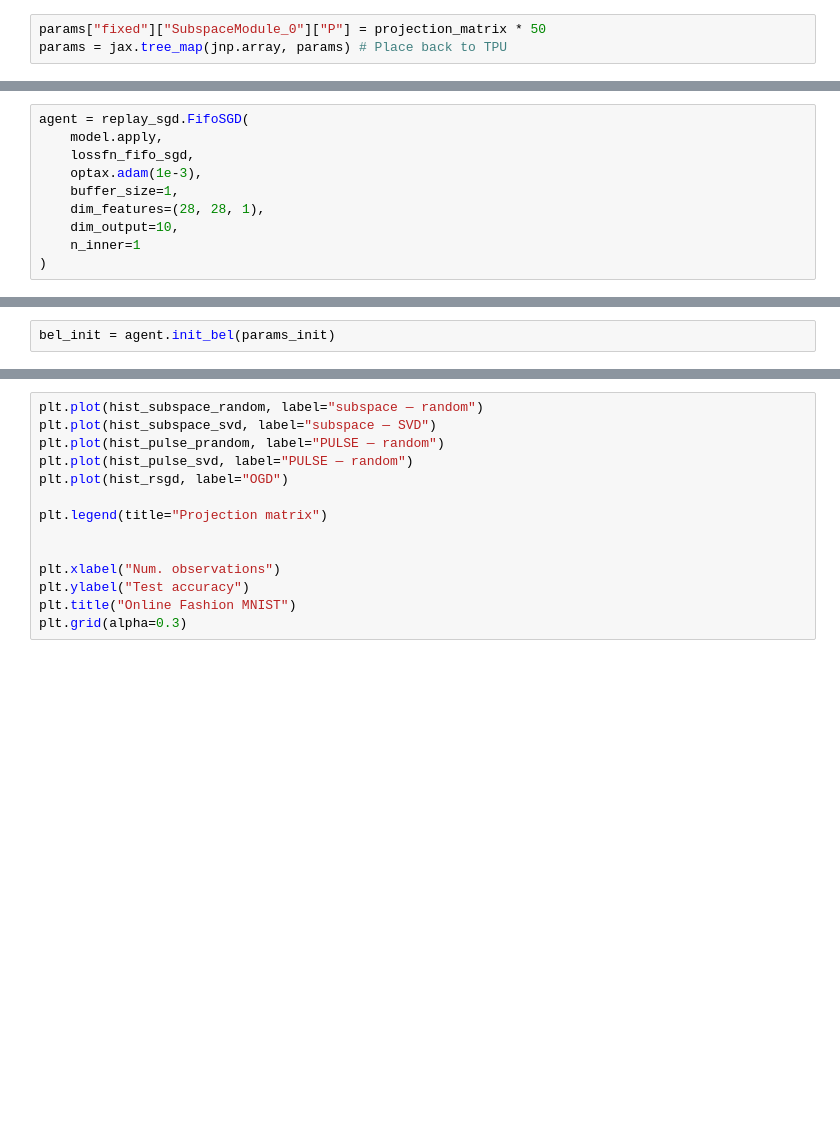
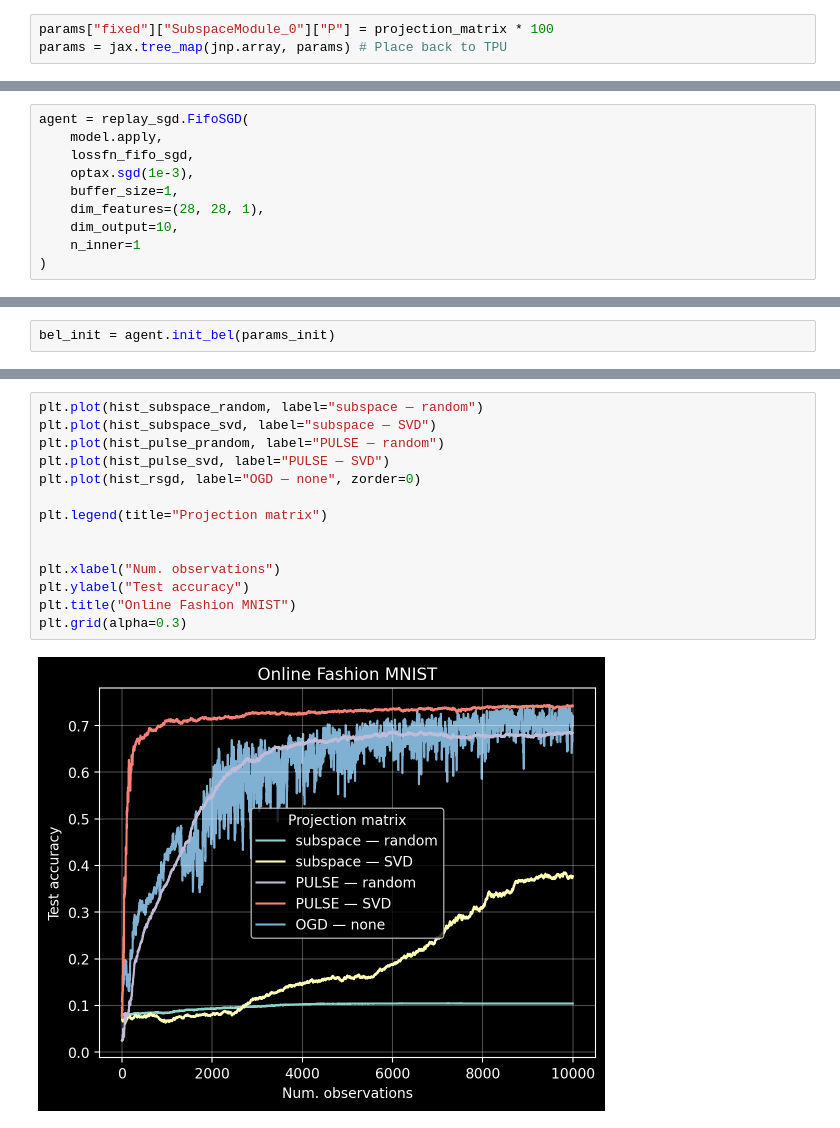
Before and after one commit to gerdm/online-bnn-talk, a Jupyter notebook: notebooks/05-subspace-bnn.ipynb, the cells around one changed output, grey strips where cells are left out. Saved outputs shown, nothing was run; the diff lists cells and outputs as text; blank space fills up the shorter version.

```diff
--- a/notebooks/05-subspace-bnn.ipynb
+++ b/notebooks/05-subspace-bnn.ipynb
@@ -597,7 +632,7 @@ model = PULSE(dim_in=dim_in, dim_subspace=dim_subspace)
 key_params, key_fixed = jax.random.split(key)
 params = model.init({"params": key_params, "fixed": key_fixed}, X_train)
 # %%
-params["fixed"]["SubspaceModule_0"]["P"] = projection_matrix * 50
+params["fixed"]["SubspaceModule_0"]["P"] = projection_matrix * 100
 params = jax.tree_map(jnp.array, params) # Place back to TPU
 # %%
 agent = skf.MultinomialFilter(
@@ -664,7 +713,7 @@ def lossfn_fifo_sgd(params, counter, x, y, applyfn):
 agent = replay_sgd.FifoSGD(
     model.apply,
     lossfn_fifo_sgd,
-    optax.adam(1e-3),
+    optax.sgd(1e-3),
     buffer_size=1,
     dim_features=(28, 28, 1),
     dim_output=10,
@@ -682,14 +734,16 @@ bel_sgd = jax.block_until_ready(bel_sgd)
 # %%
 plt.plot(hist_subspace_random, label="subspace — random")
 plt.plot(hist_subspace_svd, label="subspace — SVD")
 plt.plot(hist_pulse_prandom, label="PULSE — random")
-plt.plot(hist_pulse_svd, label="PULSE — random")
-plt.plot(hist_rsgd, label="OGD")
+plt.plot(hist_pulse_svd, label="PULSE — SVD")
+plt.plot(hist_rsgd, label="OGD — none", zorder=0)
 
 plt.legend(title="Projection matrix")
 
 
 plt.xlabel("Num. observations")
 plt.ylabel("Test accuracy")
 plt.title("Online Fashion MNIST")
 plt.grid(alpha=0.3)
+# %% [output]
+[figure, added]
```
Also changed, not shown: parts of 23 cells of this notebook.
